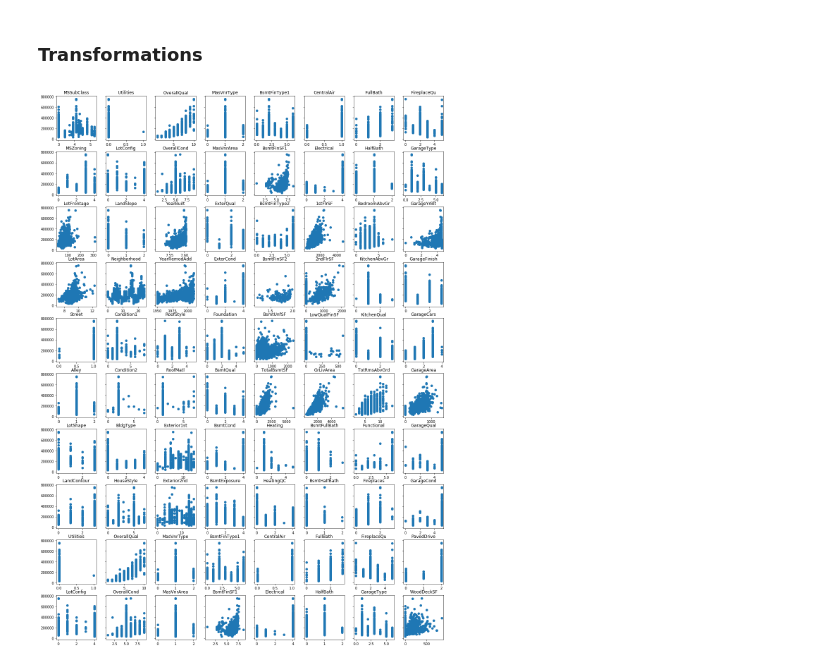
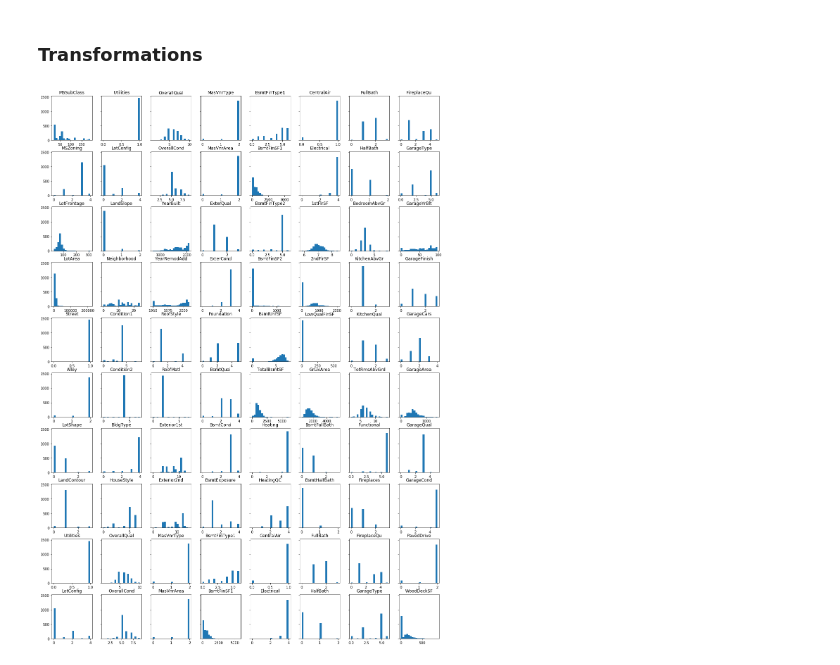
Before and after one commit to mkivenson/Computational-Mathematics, a Jupyter notebook: Final Project/Multiple Regression.ipynb, the cells around one changed output. Saved outputs shown, nothing was run; the diff lists cells and outputs as text; code cells hidden in the pictures.

```diff
--- a/Final Project/Multiple Regression.ipynb
+++ b/Final Project/Multiple Regression.ipynb
@@ -259,23 +209,19 @@ for y, row in enumerate(ax):
 [figure]
 # %% [markdown]
 ### Transformations
-# %%
-train.MSSubClass = train.MSSubClass.apply(np.exp)
-train.BsmtFinSF1 = train.BsmtFinSF1.apply(np.log)
-train.BsmtFinSF2 = train.BsmtFinSF2.apply(np.log)
-train.YearBuilt = train.YearBuilt.apply(np.log)
-train.GarageYrBlt = train.GarageYrBlt.apply(np.log)
-train.LotArea = train.LotArea.apply(np.log)
+# %%
+train['1stFlrSF'] = train['1stFlrSF'].apply(lambda x: np.log(x+1))
+train.BsmtUnfSF = train.BsmtUnfSF.apply(lambda x: np.log(x+1))
 # %%
 fig, ax = plt.subplots(10, 8, sharey=True,  figsize=(16, 22))
 plt.tight_layout()
 
 for y, row in enumerate(ax):
     for x, col in enumerate(row):
     #for column in train.columns:
         column = (train.columns[(train.columns != 'Id') & (train.columns != 'SalePrice')])[x * 8 + y]
-        col.scatter(train[column], train['SalePrice'])
+        col.hist(train[column], bins = 20)
         col.set_title(column)
 # %% [output]
-[figure, old version]
+[figure, new version]
 # %%
```
Also changed, not shown: parts of 14 cells of this notebook, 1 other file.
